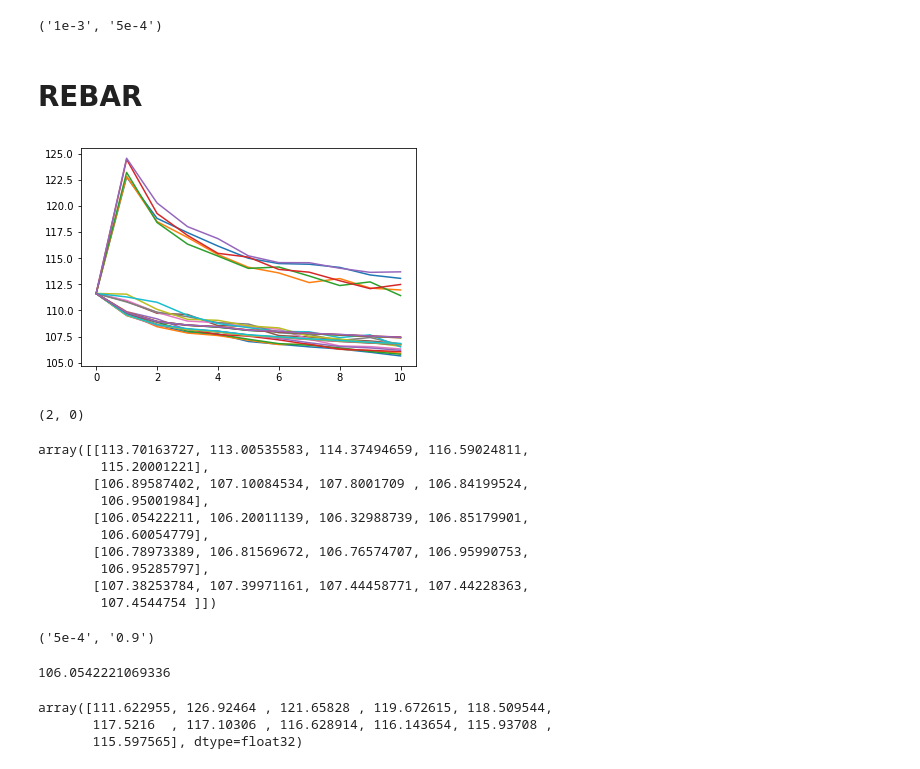
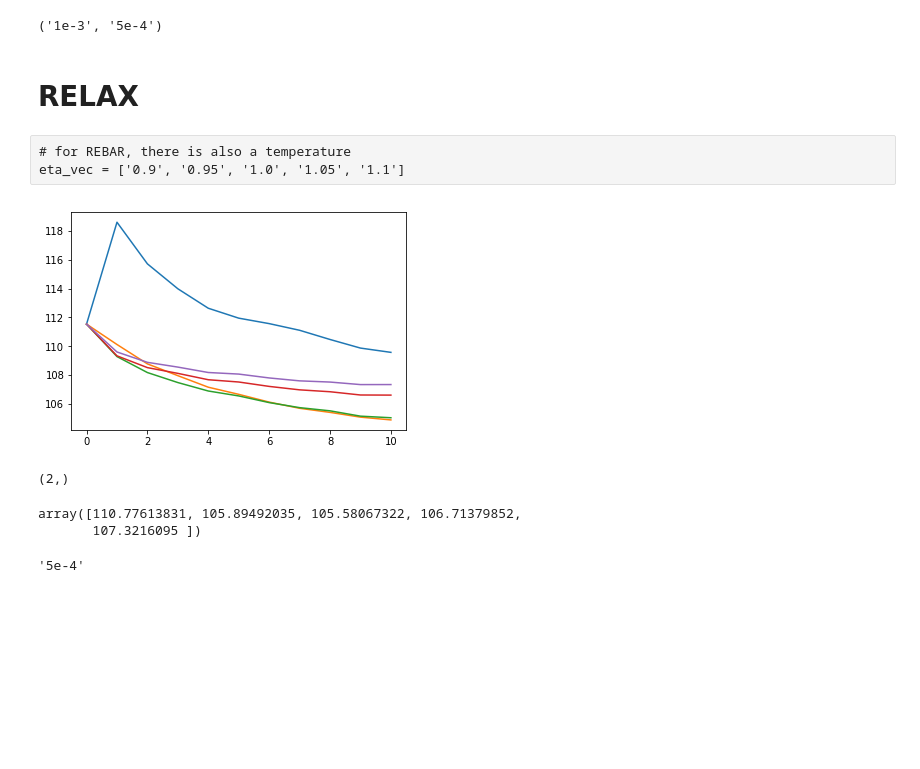
Before and after one commit to Runjing-Liu120/RaoBlackwellizedSGD, a Jupyter notebook: experiments/semisupervised_mnist/jupyter/examing_tuning.ipynb, the cells around one changed output. Saved outputs shown, nothing was run; the diff lists cells and outputs as text; code cells hidden in the pictures; blank space fills up the shorter version.

```diff
--- a/experiments/semisupervised_mnist/jupyter/examing_tuning.ipynb
+++ b/experiments/semisupervised_mnist/jupyter/examing_tuning.ipynb
@@ -146,4 +146,4 @@ np.unravel_index(test_loss_array.argmin(), test_loss_array.shape)
 # %% [output]
 ('1e-3', '5e-4')
 # %% [markdown]
-# REBAR
+# RELAX
@@ -152,0 +150,3 @@ eta_vec = ['0.9', '0.95', '1.0', '1.05', '1.1']
+# %% [raw]
+# for REBAR, there is also a temperature
+eta_vec = ['0.9', '0.95', '1.0', '1.05', '1.1']
@@ -153,57 +155,35 @@ eta_vec = ['0.9', '0.95', '1.0', '1.05', '1.1']
 # %%
-test_loss_array = np.zeros((len(lr_vec), len(eta_vec)))
+test_loss_array = np.zeros(len(lr_vec))
 
 i = 0
 
 plt.plot()
 
 for lr in lr_vec:
-    j = 0
-    for eta in eta_vec:
-        batch_losses = np.load('../mnist_vae_results/tuning_results2/ss_vae_rebar_lr' + lr +
-                               '_eta' + eta +
+        batch_losses = np.load('../mnist_vae_results_rebar/tuning_results/ss_vae_rebar_adapt_cv_lr' + lr +
                                '_batch_losses.npy')
         plt.plot(batch_losses, label = lr)
 
-        test_loss_array[i, j] = np.load('../mnist_vae_results/tuning_results2/ss_vae_rebar_lr' + lr +
-                                   '_eta' + eta +
+        test_loss_array[i] = np.load('../mnist_vae_results_rebar/tuning_results/ss_vae_rebar_adapt_cv_lr'
+                                        + lr +
                                    '_test_losses.npy')[-1]
-        j += 1
-    i += 1
 
+        i+=1
 
 
 # plt.legend()
 # %% [output]
-[figure, old version]
+[figure, new version]
 # %%
 np.unravel_index(test_loss_array.argmin(), test_loss_array.shape)
 # %% [output]
-(2, 0)
+(2,)
 # %%
 test_loss_array
 # %% [output]
-array([[113.70163727, 113.00535583, 114.37494659, 116.59024811,
-        115.20001221],
-       [106.89587402, 107.10084534, 107.8001709 , 106.84199524,
-        106.95001984],
-       [106.05422211, 106.20011139, 106.32988739, 106.85179901,
-        106.60054779],
-       [106.78973389, 106.81569672, 106.76574707, 106.95990753,
-        106.95285797],
-       [107.38253784, 107.39971161, 107.44458771, 107.44228363,
-        107.4544754 ]])
+array([110.77613831, 105.89492035, 105.58067322, 106.71379852,
+       107.3216095 ])
 # %%
-(lr_vec[2], eta_vec[0])
+(lr_vec[2])
 # %% [output]
-('5e-4', '0.9')
+'5e-4'
-# %%
-test_loss_array.min()
-# %% [output]
-106.0542221069336
-# %%
-np.load('../mnist_vae_results/tuning_results2/ss_vae_rebar_lr5e-3_eta1.2_batch_losses.npy')
-# %% [output]
-array([111.622955, 126.92464 , 121.65828 , 119.672615, 118.509544,
-       117.5216  , 117.10306 , 116.628914, 116.143654, 115.93708 ,
-       115.597565], dtype=float32)
```
Also changed, not shown: parts of 3 cells of this notebook, 1 other file.
